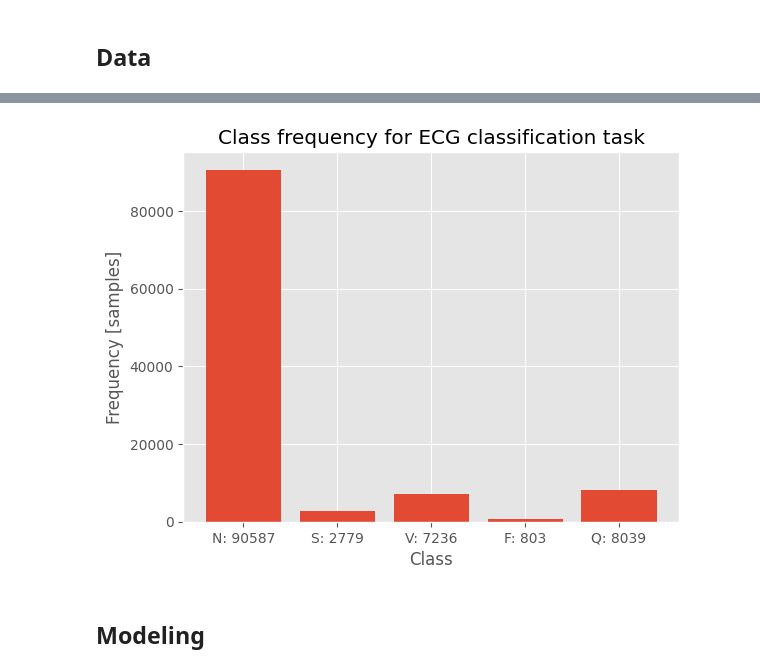
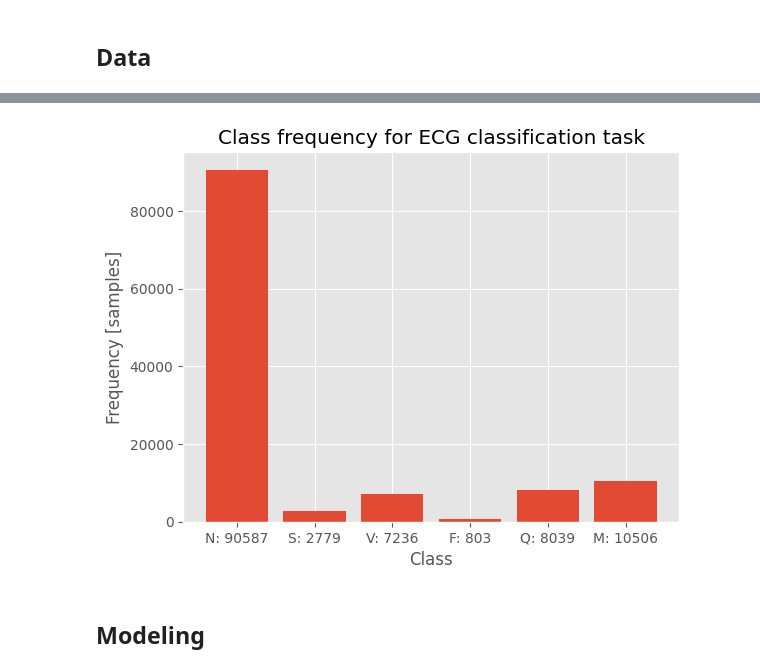
Before and after one commit to frankxaio/ecg-classification, a Jupyter notebook: notebooks/ecg_classification.ipynb, the cells around one changed output, grey strips where cells are left out. Drawn from its saved outputs; the diff is of its cells as text; code cells hidden in the pictures.

```diff
--- a/notebooks/ecg_classification.ipynb
+++ b/notebooks/ecg_classification.ipynb
@@ -45,23 +47,23 @@ plt.show()
 # %%
 config = EcgConfig()
-data_loaders = get_data_loaders(EcgConfig().dataset)
-classes = ["N", "S", "V", "F", "Q"]
+data_loaders = get_data_loaders(config.dataset)
+classes = ["N", "S", "V", "F", "Q", "M"]
 labels = {
     idx: 0 for idx in range(len(classes))
 }
 
 for data in itertools.chain(*list(data_loaders.values())):
     for label in data[1].numpy():
         labels[int(label)] += 1
 
 plt.bar(range(len(classes)), list(labels.values()), tick_label=[f"{k}: {v}" for k, v in zip(classes, list(labels.values()))])
 plt.title("Class frequency for ECG classification task")
 plt.ylabel("Frequency [samples]")
 plt.xlabel("Class")
 %matplotlib inline
 plt.show()
 # %% [output]
-[figure, old version]
+[figure, new version]
 # %% [markdown]
 ## Modeling
 # %%
```
Also changed, not shown: parts of 6 cells of this notebook, 6 other files.
